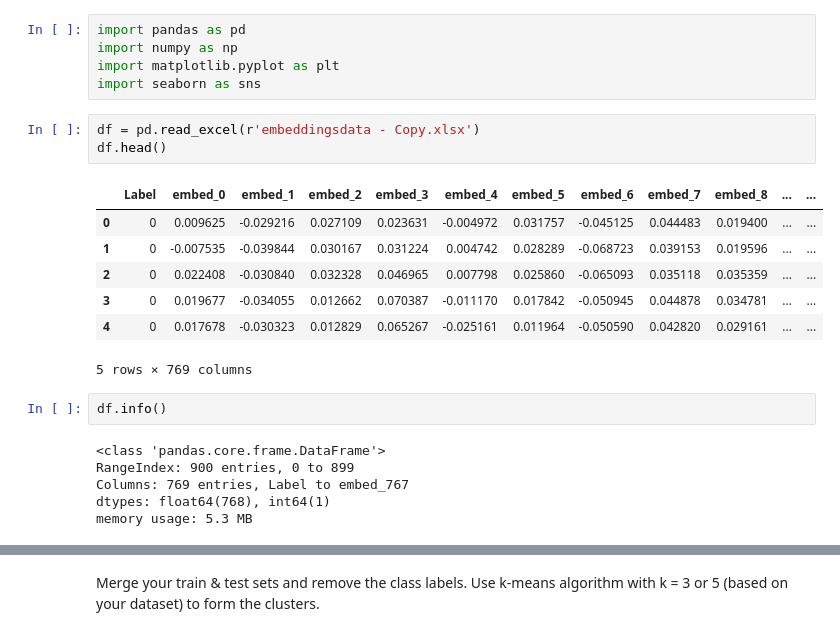
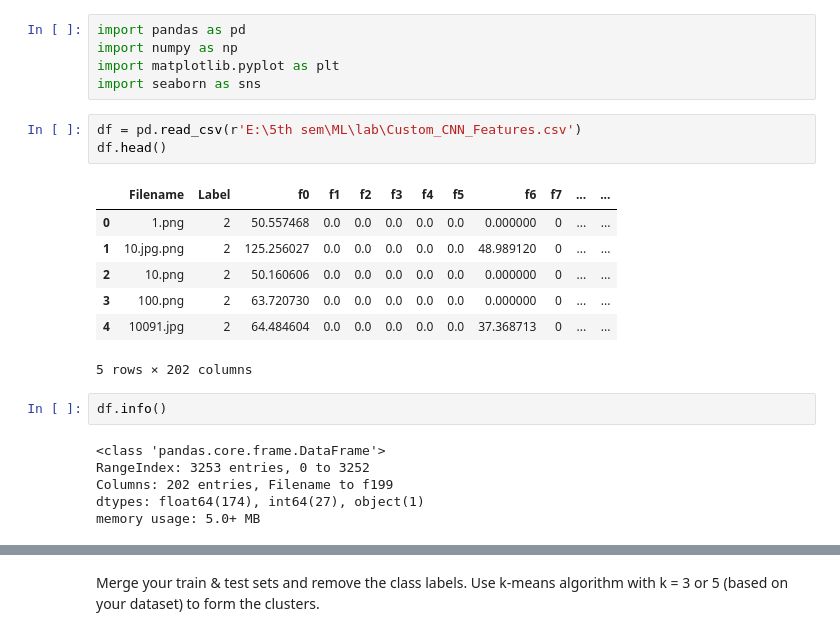
Before and after one commit to rajakprogrammer/ML, a Jupyter notebook: ML_Lab9_10.ipynb, the cells around one changed output, grey strips where cells are left out. Saved outputs shown, nothing was run; the diff lists cells and outputs as text.

```diff
--- a/ML_Lab9_10.ipynb
+++ b/ML_Lab9_10.ipynb
@@ -4,24 +4,24 @@ import numpy as np
 import matplotlib.pyplot as plt
 import seaborn as sns
 # %%
-df = pd.read_excel(r'embeddingsdata - Copy.xlsx')
+df = pd.read_csv(r'E:\5th sem\ML\lab\Custom_CNN_Features.csv')
 df.head()
 # %% [output]
-|  | Label | embed_0 | embed_1 | embed_2 | embed_3 | embed_4 | embed_5 | embed_6 | embed_7 | embed_8 | ... | ... |
-| 0 | 0 | 0.009625 | -0.029216 | 0.027109 | 0.023631 | -0.004972 | 0.031757 | -0.045125 | 0.044483 | 0.019400 | ... | ... |
-| 1 | 0 | -0.007535 | -0.039844 | 0.030167 | 0.031224 | 0.004742 | 0.028289 | -0.068723 | 0.039153 | 0.019596 | ... | ... |
-| 2 | 0 | 0.022408 | -0.030840 | 0.032328 | 0.046965 | 0.007798 | 0.025860 | -0.065093 | 0.035118 | 0.035359 | ... | ... |
-| 3 | 0 | 0.019677 | -0.034055 | 0.012662 | 0.070387 | -0.011170 | 0.017842 | -0.050945 | 0.044878 | 0.034781 | ... | ... |
-| 4 | 0 | 0.017678 | -0.030323 | 0.012829 | 0.065267 | -0.025161 | 0.011964 | -0.050590 | 0.042820 | 0.029161 | ... | ... |
+|  | Filename | Label | f0 | f1 | f2 | f3 | f4 | f5 | f6 | f7 | ... | ... |
+| 0 | 1.png | 2 | 50.557468 | 0.0 | 0.0 | 0.0 | 0.0 | 0.0 | 0.000000 | 0 | ... | ... |
+| 1 | 10.jpg.png | 2 | 125.256027 | 0.0 | 0.0 | 0.0 | 0.0 | 0.0 | 48.989120 | 0 | ... | ... |
+| 2 | 10.png | 2 | 50.160606 | 0.0 | 0.0 | 0.0 | 0.0 | 0.0 | 0.000000 | 0 | ... | ... |
+| 3 | 100.png | 2 | 63.720730 | 0.0 | 0.0 | 0.0 | 0.0 | 0.0 | 0.000000 | 0 | ... | ... |
+| 4 | 10091.jpg | 2 | 64.484604 | 0.0 | 0.0 | 0.0 | 0.0 | 0.0 | 37.368713 | 0 | ... | ... |
-5 rows × 769 columns
+5 rows × 202 columns
 # %%
 df.info()
 # %% [output]
 <class 'pandas.core.frame.DataFrame'>
-RangeIndex: 900 entries, 0 to 899
-Columns: 769 entries, Label to embed_767
-dtypes: float64(768), int64(1)
-memory usage: 5.3 MB
+RangeIndex: 3253 entries, 0 to 3252
+Columns: 202 entries, Filename to f199
+dtypes: float64(174), int64(27), object(1)
+memory usage: 5.0+ MB
 # %%
 df.describe()
 # %% [output]
```
Also changed, not shown: parts of 17 cells of this notebook.
